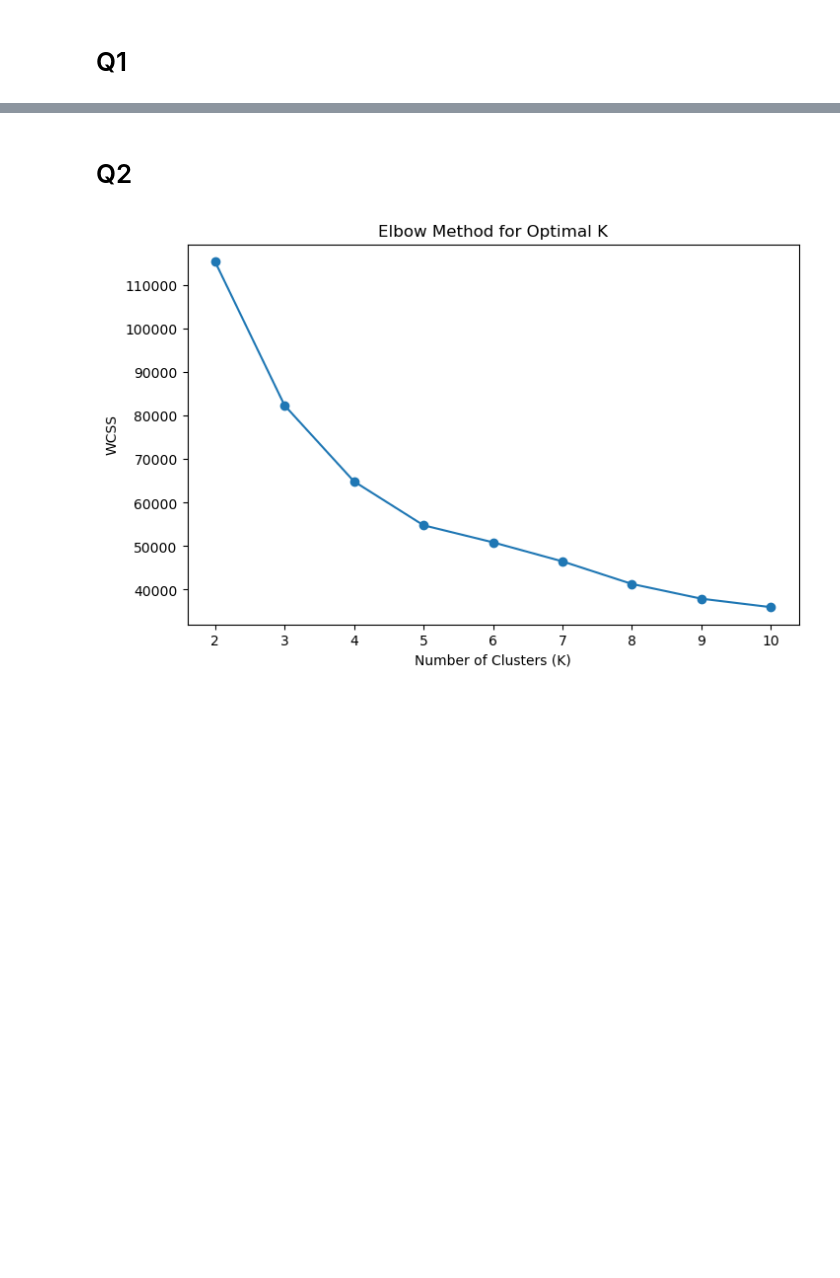
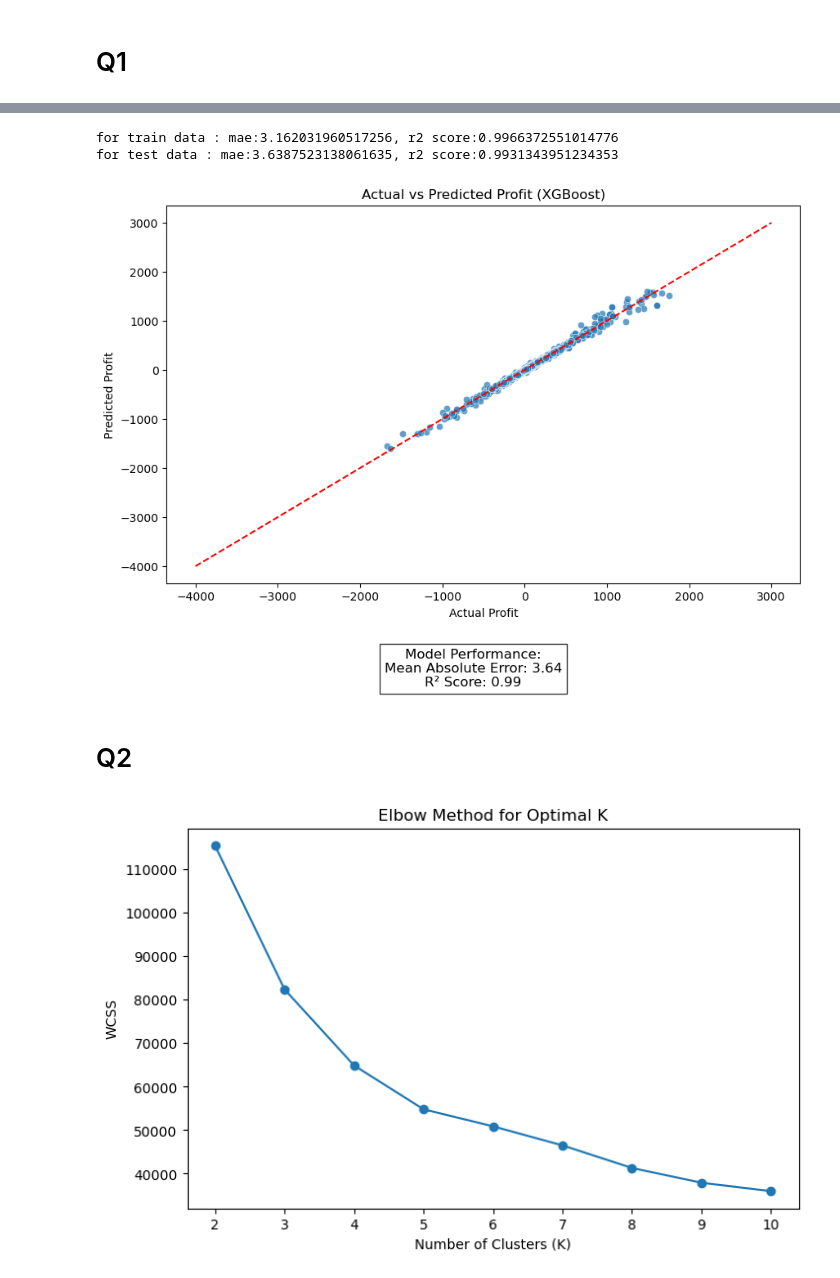
Before and after one commit to hirpej/Final-Project-DA, a Jupyter notebook: ml.ipynb, the cells around one changed output, grey strips where cells are left out. Cells and saved outputs as stored; diff of their text form; code cells hidden in the pictures; blank space fills up the shorter version.

Commit message:
Machine learning section updated

```diff
--- a/ml.ipynb
+++ b/ml.ipynb
@@ -150,5 +154,4 @@ y = df_merged['Profit']
 # %%
-X_train, X_test, y_train, y_test = train_test_split(X, y,
-                                                    test_size=0.2,
-                                                    random_state=42)
+# Train-Test Split
+X_train, X_test, y_train, y_test = train_test_split(X, y, test_size=0.2, random_state=42)
 # %%
@@ -348,13 +161,0 @@ Best CV R² for Random Forest: 0.545470062084105
-# %%
-# Use the best Random Forest estimator from GridSearchCV
-best_rf = grid_rf.best_estimator_
-best_rf.fit(X_train_scaled, y_train)
-
-y_pred_rf = best_rf.predict(X_test_scaled)
-
-final_r2_rf = r2_score(y_test, y_pred_rf)
-final_mse_rf = mean_squared_error(y_test, y_pred_rf)
-
-print("\nFinal Random Forest model performance on test data:")
-print("R²:", final_r2_rf)
-print("MSE:", final_mse_rf)
@@ -368,0 +162,4 @@ MSE: 139.05357046480646
+# %%
+# Train XGBoost Regressor
+xgb_model = xgb.XGBRegressor(objective="reg:squarederror", n_estimators=500, learning_rate=0.3, max_depth=3, random_state=42)
+xgb_model.fit(X_train_scaled, y_train)
@@ -369,3 +178,36 @@ MSE: 139.05357046480646
+# %%
+# Predictions
+y_pred_Train = xgb_model.predict(X_train_scaled)
+y_pred = xgb_model.predict(X_test_scaled)
+# %%
+# Model Evaluation
+mae_tr = mean_absolute_error(y_train, y_pred_Train)
+r2_tr = r2_score(y_train, y_pred_Train)
+mae = mean_absolute_error(y_test, y_pred)
+r2 = r2_score(y_test, y_pred)
+print()
+print(f'for train data : mae:{mae_tr}, r2 score:{r2_tr}')
+print(f'for test data : mae:{mae}, r2 score:{r2}')
+print()
+# %% [output]
+for train data : mae:3.162031960517256, r2 score:0.9966372551014776
+for test data : mae:3.6387523138061635, r2 score:0.9931343951234353
+# %%
+# Plot Actual vs Predicted Profit
+plt.figure(figsize=(10, 6))
+sns.scatterplot(x=y_test, y=y_pred, alpha=0.7)
+plt.plot([-4000, 3000], [-4000, 3000], linestyle='dashed', color='red')
+plt.xlabel("Actual Profit")
+plt.ylabel("Predicted Profit")
+plt.title("Actual vs Predicted Profit (XGBoost)")
+
+# Display Model Performance
+plt.figtext(0.5, -0.1, f"Model Performance:\nMean Absolute Error: {mae:.2f}\nR² Score: {r2:.2f}",
+            fontsize=12, ha="center", bbox=dict(facecolor='white', alpha=0.8))
+
+plt.show()
+# %% [output]
+[figure, added]
 # %% [markdown]
 # Q2
 # %%
```
Also changed, not shown: parts of 34 cells of this notebook.
